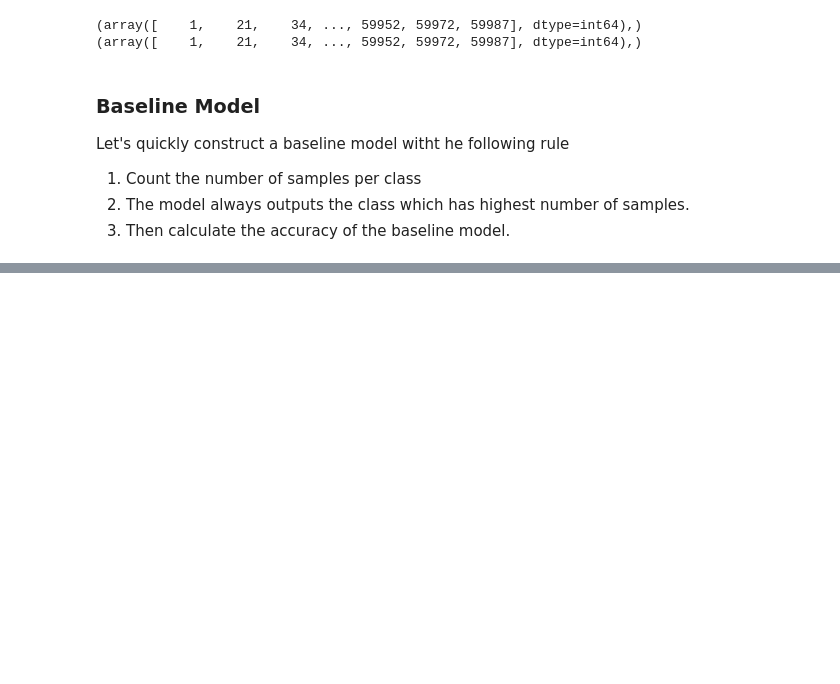
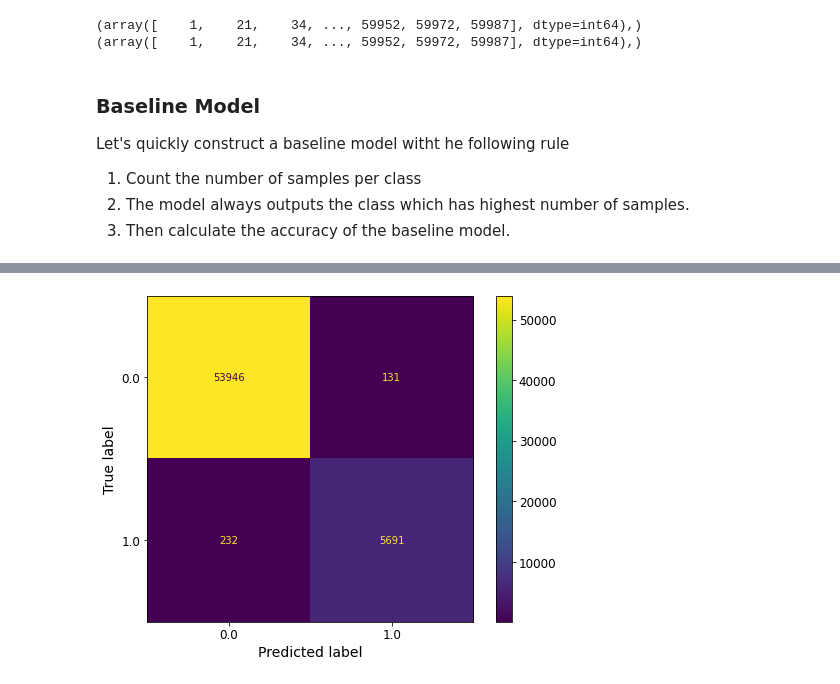
Before and after one commit to esviswajith95/MLP, a Jupyter notebook: Week6 - Logistic regression.ipynb, the cells around one changed output, grey strips where cells are left out. Cells and saved outputs as stored; diff of their text form; code cells hidden in the pictures; blank space fills up the shorter version.

```diff
--- a/Week6 - Logistic regression.ipynb
+++ b/Week6 - Logistic regression.ipynb
@@ -137,0 +189,6 @@ Let's quickly construct a baseline model witht he following rule
+# %%
+y_hat_train_0 = bin_sgd_clf.predict(x_train)
+cm_display = ConfusionMatrixDisplay.from_predictions(y_train_0, y_hat_train_0, values_format='.5g')
+plt.show()
+# %% [output]
+[figure, added]
```
Also changed, not shown: parts of 55 cells of this notebook.
